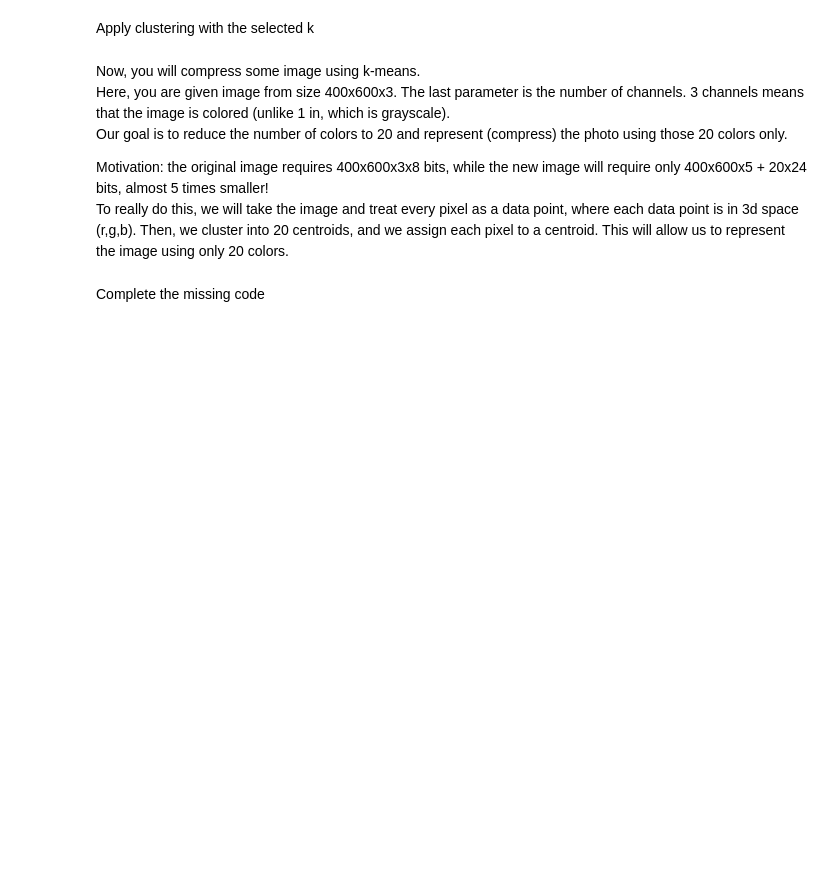
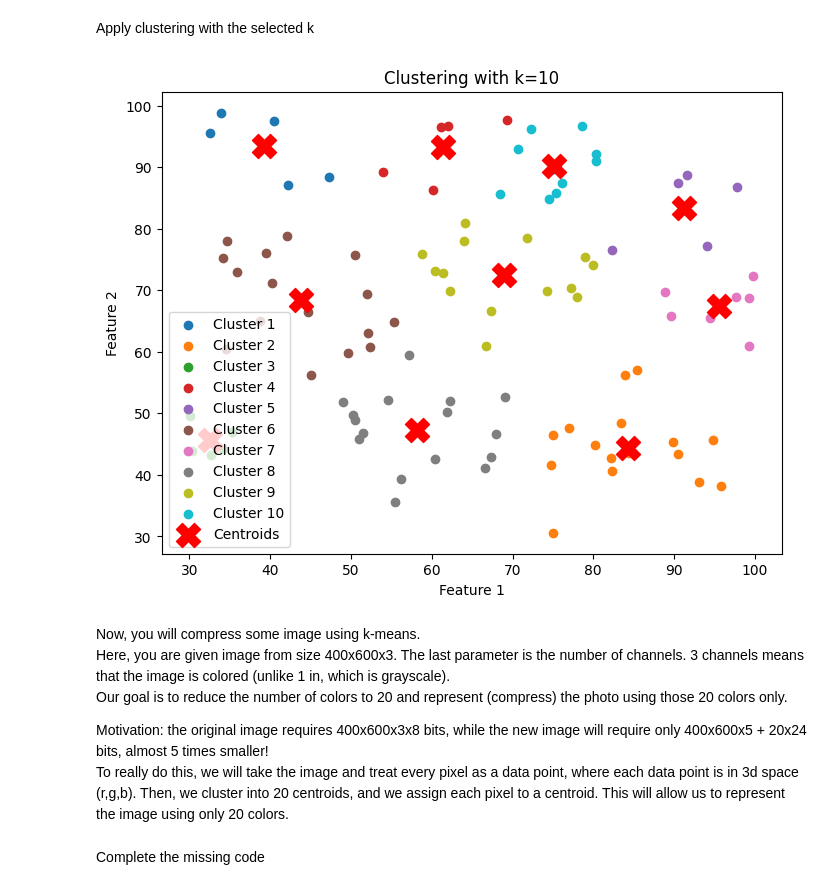
Before and after one commit to RaneemIbra/Machine-Learning, a Jupyter notebook: Intro_To_ML_HW4.ipynb, the cells around one changed output. Drawn from its saved outputs; the diff is of its cells as text; code cells hidden in the pictures; blank space fills up the shorter version.

```diff
--- a/Intro_To_ML_HW4.ipynb
+++ b/Intro_To_ML_HW4.ipynb
@@ -274,3 +302,26 @@ Apply clustering with the selected k
+# %%
+# Implement here
+k = 10
+
+# Apply clustering with the selected k
+kmeans = Kmeans(n_clusters=k)
+kmeans.fit(data)
+
+# Get the cluster labels
+labels = kmeans.predict(data)
+
+# Plot the clustered data
+plt.figure(figsize=(8, 6))
+for i in range(k):
+    plt.scatter(data[labels == i, 0], data[labels == i, 1], label=f'Cluster {i+1}')
+plt.scatter(kmeans.centroids[:, 0], kmeans.centroids[:, 1], s=300, c='red', marker='X', label='Centroids')
+plt.xlabel('Feature 1')
+plt.ylabel('Feature 2')
+plt.title(f'Clustering with k={k}')
+plt.legend()
+plt.show()
+# %% [output]
+[figure, added]
 # %% [markdown]
 Now, you will compress some image using k-means. <br/>
 Here, you are given image from size 400x600x3. The last parameter is the number of channels. 3 channels means that the image is colored (unlike 1 in, which is grayscale). <br/>
```
Also changed, not shown: parts of 9 cells of this notebook, 1 other file.
